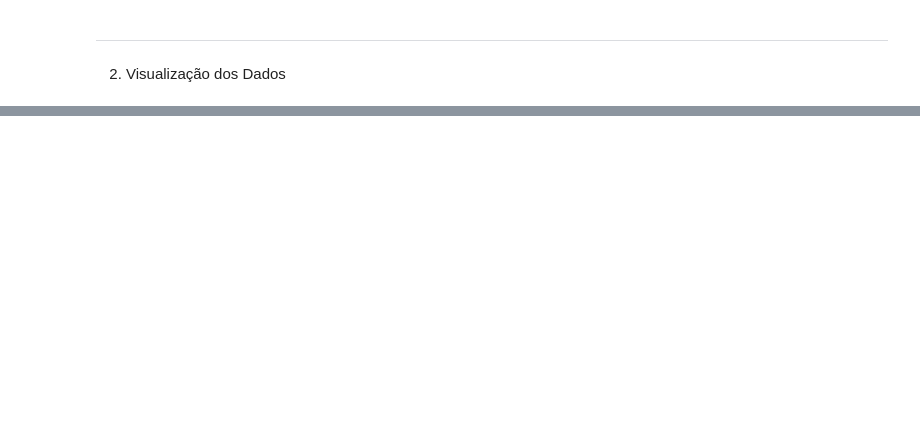
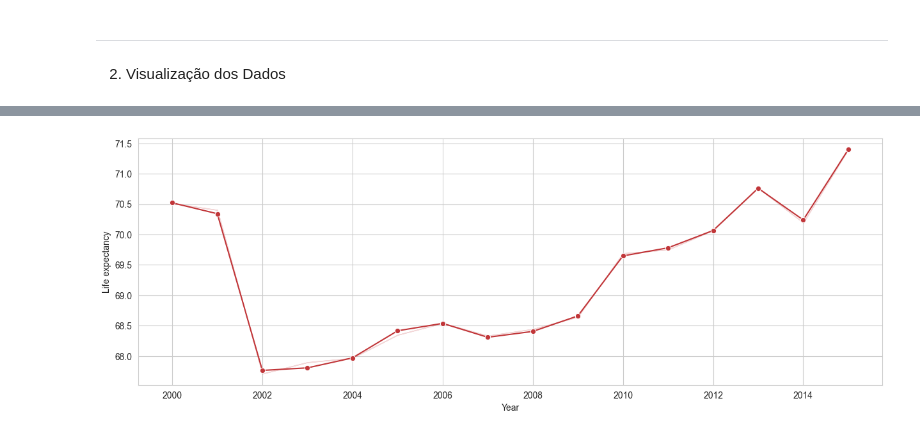
Before and after one commit to altonFreitas/Metodos_Tecnicas_Analise_Dados, a Jupyter notebook: aed.ipynb, the cells around one changed output, grey strips where cells are left out. Saved outputs shown, nothing was run; the diff lists cells and outputs as text; code cells hidden in the pictures; blank space fills up the shorter version.

```diff
--- a/aed.ipynb
+++ b/aed.ipynb
@@ -269,0 +215,27 @@ px.scatter_3d(data.sort_values(by='Year'),y='Adult Mortality',x='Life expectancy
+# %%
+# first i see some column name with empty space i will fixed it to ease of use
+
+data.columns = data.columns.str.strip()
+
+# create function to visualized categorical column using count plot
+
+def count_plot(x_axis = None, y_axis = None, hue = None, rotation = 0, top = None):
+    """
+    1) input : x_axis, column name, data type must be object or categorical
+    3) output : cout plot using seaborn modules, unique values in x-axis and frequency in y-axis
+    4) use bar_label to show frequency of each unique values above each column in graph
+    5) top parameter i use it to specify indexes i want to see it
+    """
+    if x_axis: # if we neet to visualized in x-axis
+        order = train[x_axis].value_counts().iloc[:top].index
+
+    else : # if we neet to visualized in y-axis
+        order = train[y_axis].value_counts().iloc[:top].index
+
+    graph = sns.countplot(x = x_axis, y = y_axis, data = train, hue = hue, order = order)
+    for container in graph.containers:
+        graph.bar_label(container)
+
+
+    plt.xticks(rotation = rotation)
+    plt.show()
@@ -269,0 +334,10 @@ px.scatter_3d(data.sort_values(by='Year'),y='Adult Mortality',x='Life expectancy
+# %%
+# see the impact of "year" on "Life Expectancy"
+
+# set figure size
+plt.figure(figsize=(15,5))
+
+sns.lineplot(x = 'Year', y = 'Life expectancy', data = train, marker = 'o' ,errorbar=('ci', False))
+plt.show()
+# %% [output]
+[figure, added]
```
Also changed, not shown: parts of 38 cells of this notebook.
